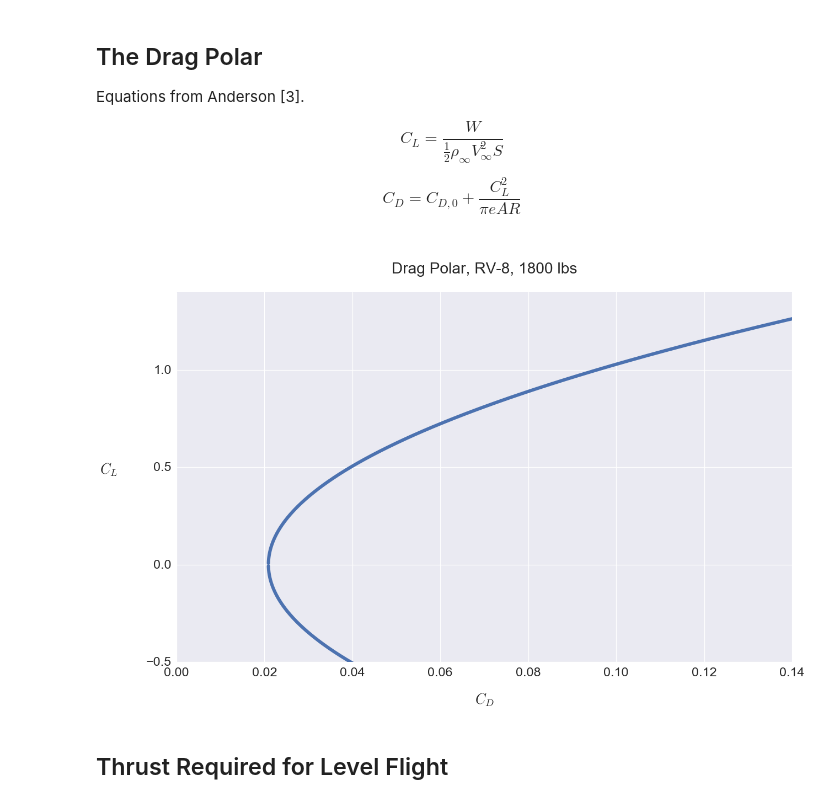
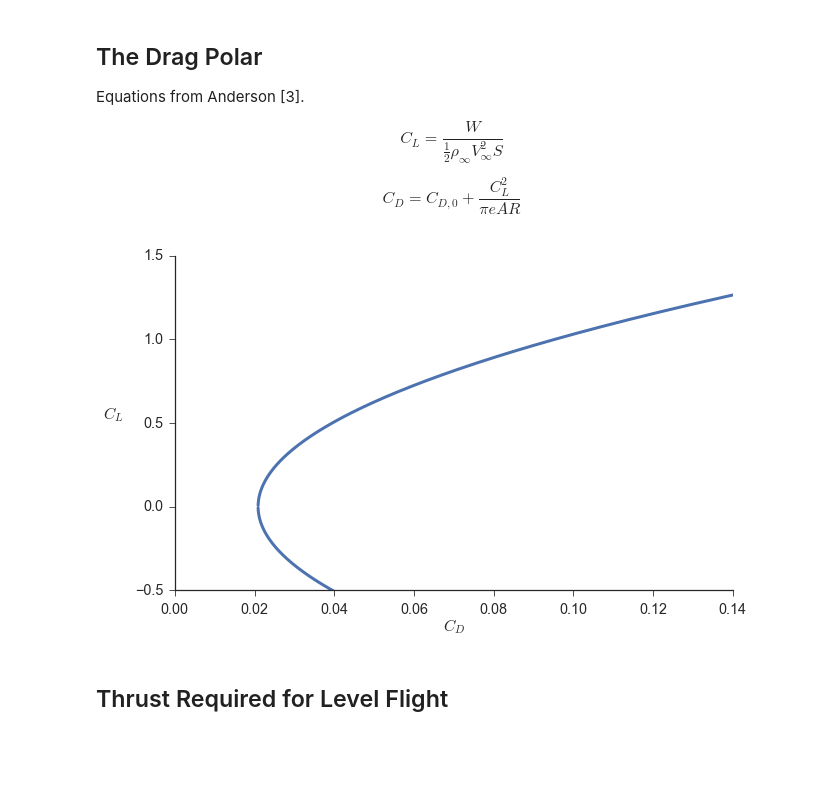
Before and after one commit to bws428/flight-performance-analysis, a Jupyter notebook: RV-8F Performance.ipynb, the cells around one changed output. Saved outputs shown, nothing was run; the diff lists cells and outputs as text; code cells hidden in the pictures; blank space fills up the shorter version.

Commit message:
Changing plot style for the paper.

```diff
--- a/RV-8F Performance.ipynb
+++ b/RV-8F Performance.ipynb
@@ -16,9 +16,10 @@ import matplotlib.ticker as ticker
 import seaborn as sns
 from skaero.atmosphere import coesa as atm
 # %%
-# Seaborn plot style
+# Plot style with Seaborn
 %matplotlib inline
-sns.set_context("talk", font_scale=1.8, rc={"lines.linewidth": 6, "figure.figsize":(20,12)})
+sns.set_context("paper", font_scale=1.8, rc={"lines.linewidth": 3, "figure.figsize": (10,6)})
+sns.set_style("ticks")
 # %% [markdown]
 ## Van's Aircraft RV-8 Specifications
 Ref: https://www.vansaircraft.com/public/rv8specs.htm
@@ -106,36 +107,37 @@ def plot_drag_polar():
     # COESA 1976 U.S. Standard Atmosphere (SI units!)
     # Air density (kg/m^3)
     rho = atm.density(altitude * 0.3048)
 
     # Air density (slugs/ft^3)
     rho = rho * 0.00194032
 
     # Lift coefficient
     CL = W / (0.5 * rho * V**2 * S)
 
     # Drag coefficient
     CD = C_d_0 + CL**2 / (np.pi * e * AR)
 
     # Add a curve
     plt.plot(CD,CL)
     plt.plot(CD,-CL,color="#4c72b0")
 
     # Locate the axis labels and limits
     ax = plt.gca()
     ax.set_xlim([0,0.14])
-    ax.set_ylim([-0.5,1.4])
+    ax.set_ylim([-0.5,1.5])
     ax.xaxis.set_label_coords(0.5, -0.08)
     ax.yaxis.set_label_coords(-0.11, 0.5)
 
     # Add title and axis labels
-    plt.title("\n Drag Polar, RV-8, 1800 lbs \n")
+    #plt.title("\n Drag Polar, RV-8, 1800 lbs \n")
     plt.ylabel(r'$C_L$', rotation=0)
     plt.xlabel(r'$C_D$')
+    sns.despine()
     plt.show()
 
 plot_drag_polar()
 # %% [output]
-[figure, old version]
+[figure, new version]
 # %% [markdown]
 ## Thrust Required for Level Flight
 # %% [markdown]
```
Also changed, not shown: parts of 3 cells of this notebook.
